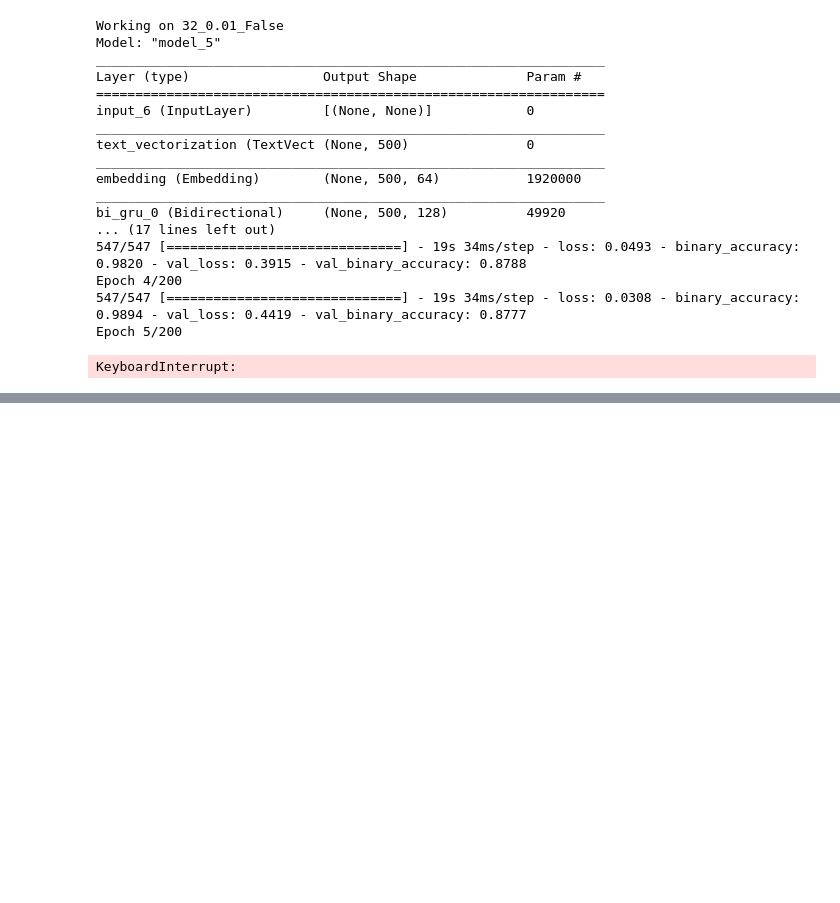
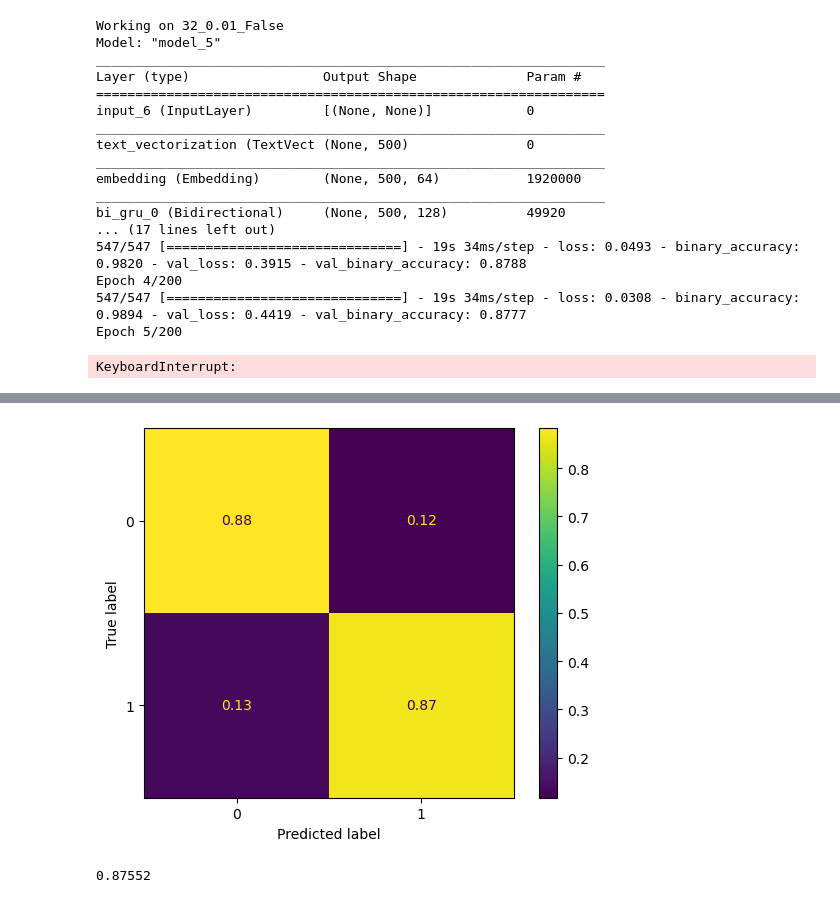
Before and after one commit to aashizpoudel/cse479, a Jupyter notebook: hw3/notebook_rnn.ipynb, the cells around one changed output, grey strips where cells are left out. Saved outputs shown, nothing was run; the diff lists cells and outputs as text; code cells hidden in the pictures; blank space fills up the shorter version.

```diff
--- a/hw3/notebook_rnn.ipynb
+++ b/hw3/notebook_rnn.ipynb
@@ -282,0 +467,5 @@ NameError: name 'tf' is not defined
+# %%
+util.evaluate_model(best_model, test_ds)
+# %% [output]
+[figure, added]
+0.87552
```
Also changed, not shown: parts of 12 cells of this notebook, 6 other files.
